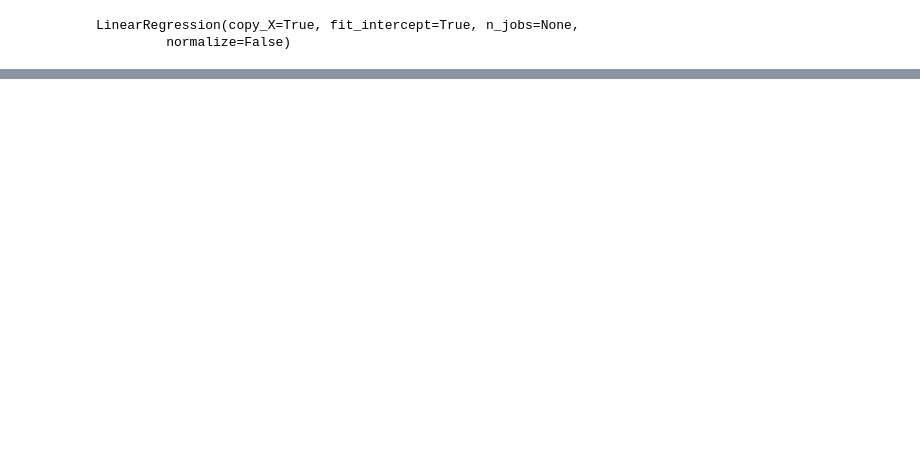
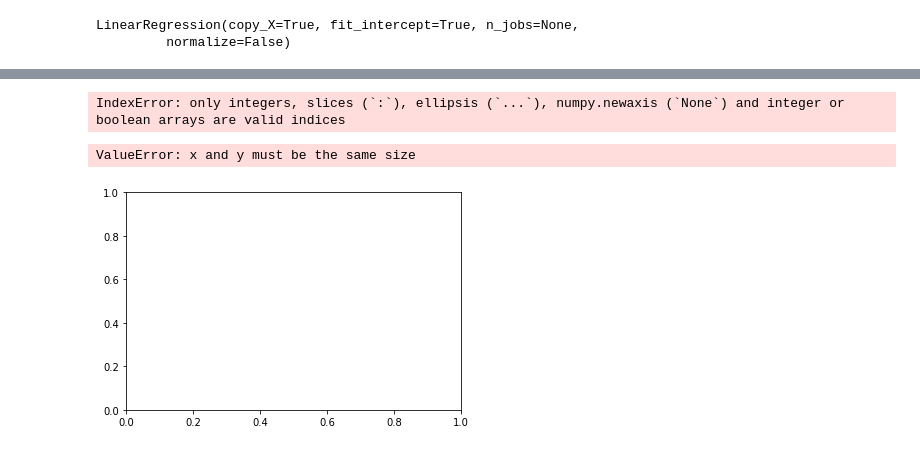
Before and after one commit to FernandoBichuette/Projeto_2_Cdados, a Jupyter notebook: Projeto 2.ipynb, the cells around one changed output, grey strips where cells are left out. Drawn from its saved outputs; the diff is of its cells as text; code cells hidden in the pictures; blank space fills up the shorter version.

```diff
--- a/Projeto 2.ipynb
+++ b/Projeto 2.ipynb
@@ -68,5 +68,4 @@ dados.head()
 # %%
-dados.set_index('LOCATION')
 dados.columns = dados.columns.str.strip()
 Alemanha = dados.loc[(dados['LOCATION'])=="Alem"]
 Eua=dados.loc[(dados['LOCATION'])=='Eua']
@@ -162,5 +161,10 @@ def convert(dados):
 
 
 base=convert(dados)
-x=base[['Value', 'Desemprego']]
-y=base[['Escolaridade']]
+#x=base[['Value', 'Desemprego',"TIME"]]
+#y=base[['LOCATION','Escolaridade']]
+
+x= dados.iloc[:,2:5].values
+y=base.iloc[:, 0:2].values
+
+base.head()
@@ -189,0 +203,10 @@ mean_squared_error(Y_test,Y_pred)
+# %%
+# Fitting Random Forest Regression to the dataset
+# import the regressor
+from sklearn.ensemble import RandomForestRegressor
+
+ # create regressor object
+regressor = RandomForestRegressor(n_estimators = 100, random_state=152)
+
+# fit the regressor with x and y data
+regressor.fit(x, y)
@@ -189,0 +241,16 @@ mean_squared_error(Y_test,Y_pred)
+# %%
+X_grid = np.arange(min(base['Desemprego']), max(x['Value']), 0.01)
+X_grid = X_grid.reshape((len(X_grid), 1))
+plt.scatter(x, y, color = 'red')
+plt.plot(X_grid, regressor.predict(X_grid), color = 'blue')
+plt.title('Check It (Random Forest Regression Model)')
+plt.xlabel('Position level')
+plt.ylabel('Salary')
+plt.show()
+# %% [output]
+IndexError: only integers, slices (`:`), ellipsis (`...`), numpy.newaxis (`None`) and integer or boolean arrays are valid indices
+# %%
+plt.scatter(x,y)
+# %% [output]
+ValueError: x and y must be the same size
+[figure, added]
```
Also changed, not shown: parts of 14 cells of this notebook, 1 other file.
